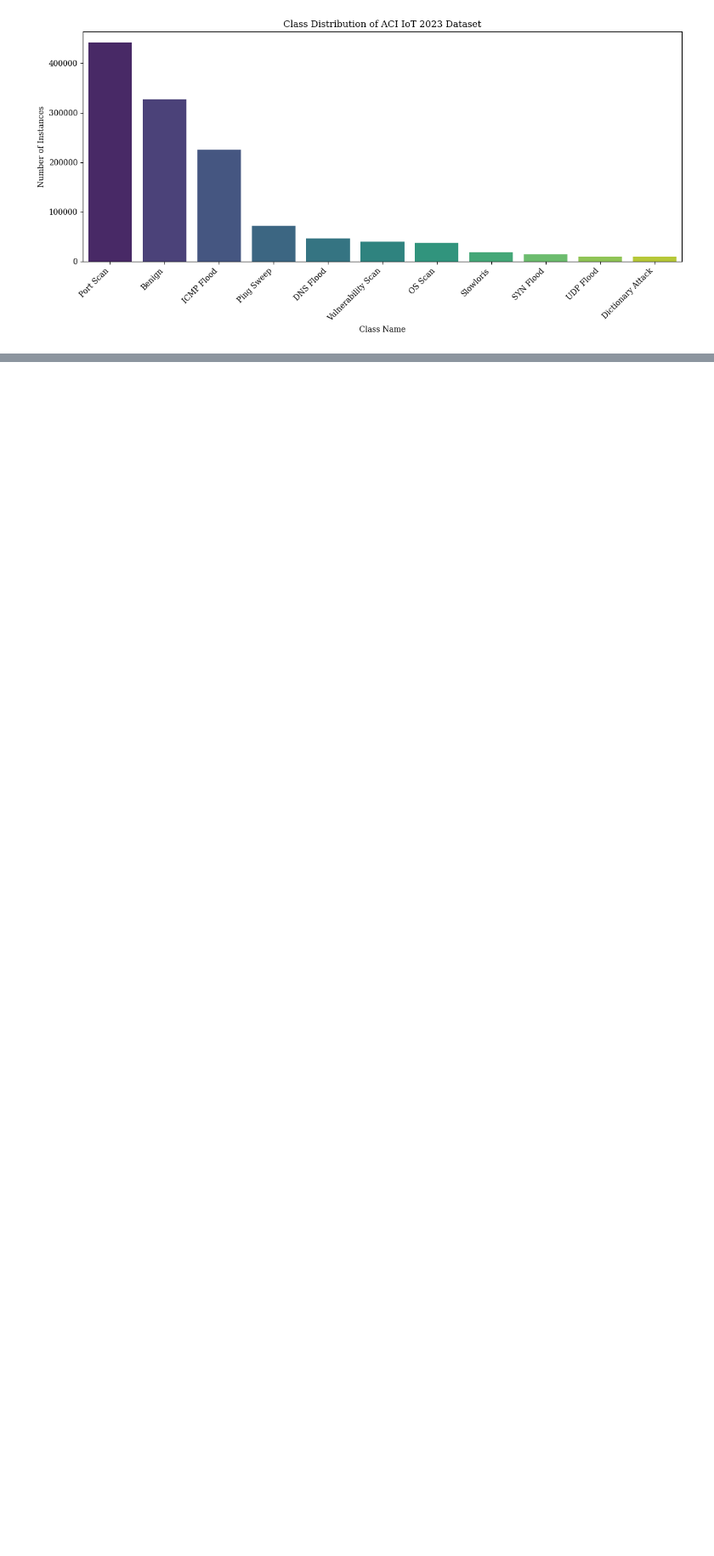
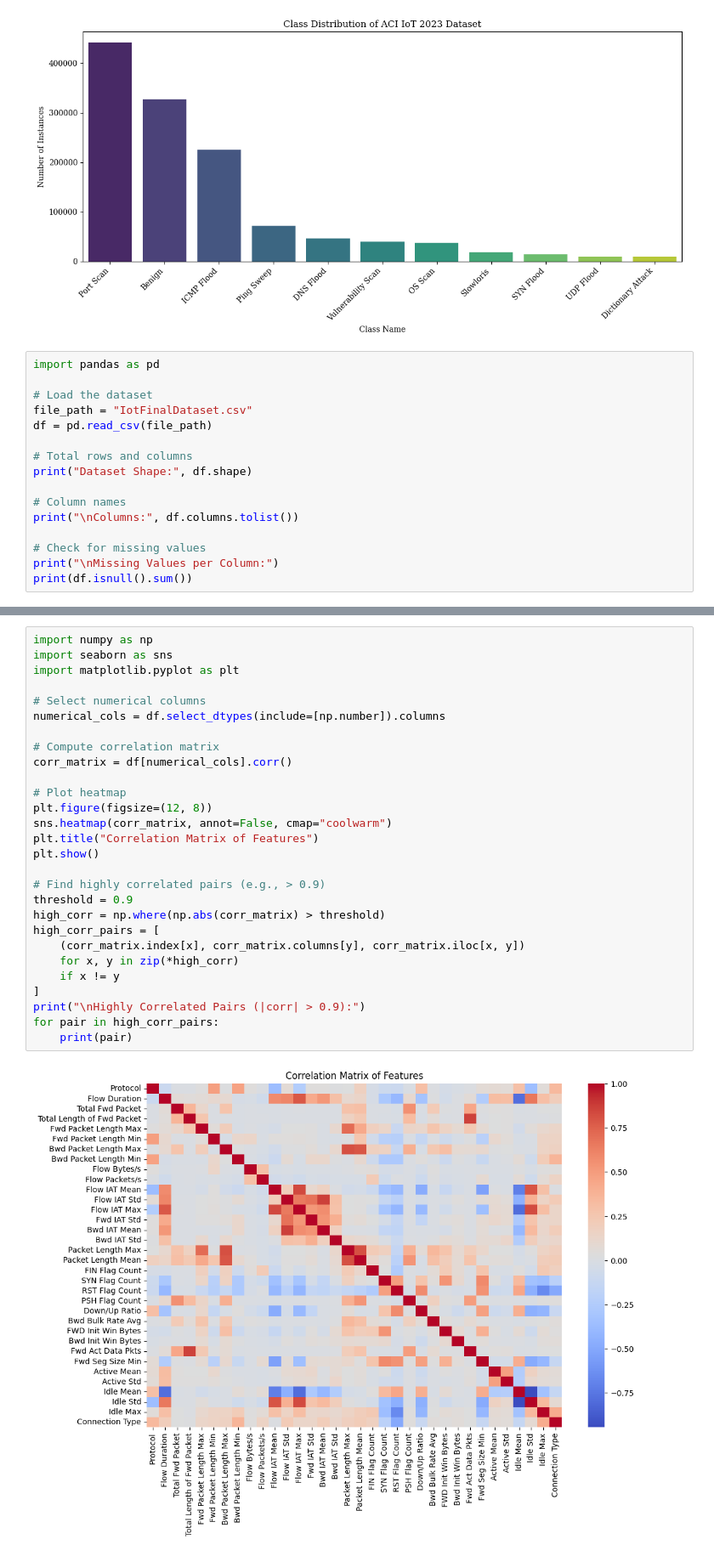
Before and after one commit to tarunganesh2004/IOT-Network-Traffic-Detection, a Jupyter notebook: Tabnet/test.ipynb, the cells around one changed output, grey strips where cells are left out. Shown: that part at 85% size. Saved outputs shown, nothing was run; the diff lists cells and outputs as text; blank space fills up the shorter version.

Commit message:
added dataset visualizations

```diff
--- a/Tabnet/test.ipynb
+++ b/Tabnet/test.ipynb
@@ -64,3 +64,19 @@ plt.savefig("class_distribution.png", dpi=300, bbox_inches="tight")
 plt.show()
 # %% [output]
 [figure]
+# %%
+import pandas as pd
+
+# Load the dataset
+file_path = "IotFinalDataset.csv"
+df = pd.read_csv(file_path)
+
+# Total rows and columns
+print("Dataset Shape:", df.shape)
+
+# Column names
+print("\nColumns:", df.columns.tolist())
+
+# Check for missing values
+print("\nMissing Values per Column:")
+print(df.isnull().sum())
@@ -66,0 +156,30 @@ plt.show()
+# %%
+import numpy as np
+import seaborn as sns
+import matplotlib.pyplot as plt
+
+# Select numerical columns
+numerical_cols = df.select_dtypes(include=[np.number]).columns
+
+# Compute correlation matrix
+corr_matrix = df[numerical_cols].corr()
+
+# Plot heatmap
+plt.figure(figsize=(12, 8))
+sns.heatmap(corr_matrix, annot=False, cmap="coolwarm")
+plt.title("Correlation Matrix of Features")
+plt.show()
+
+# Find highly correlated pairs (e.g., > 0.9)
+threshold = 0.9
+high_corr = np.where(np.abs(corr_matrix) > threshold)
+high_corr_pairs = [
+    (corr_matrix.index[x], corr_matrix.columns[y], corr_matrix.iloc[x, y])
+    for x, y in zip(*high_corr)
+    if x != y
+]
+print("\nHighly Correlated Pairs (|corr| > 0.9):")
+for pair in high_corr_pairs:
+    print(pair)
+# %% [output]
+[figure, added]
```
Also changed, not shown: parts of 4 cells of this notebook.
